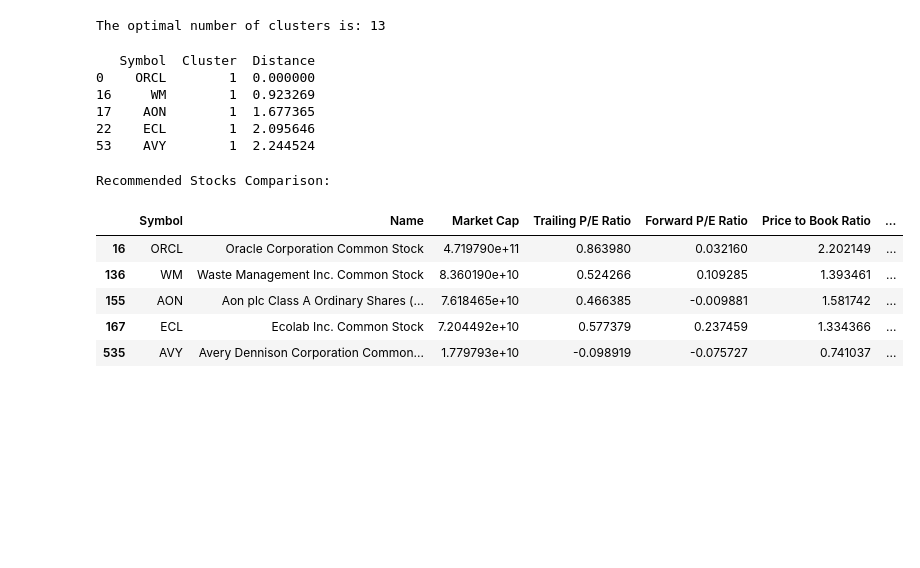
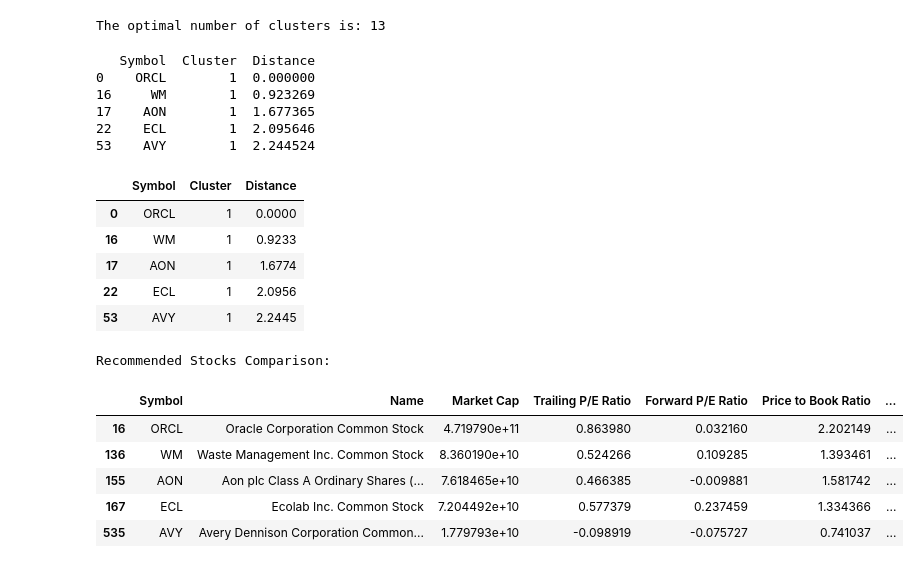
Before and after one commit to evancallaghan1984/stock_value_proximity, a Jupyter notebook: notebook.ipynb, the cells around one changed output. Cells and saved outputs as stored; diff of their text form; code cells hidden in the pictures; blank space fills up the shorter version.

Commit message:
Adding updated notebook, added table for example 'AAPL' user input

```diff
--- a/notebook.ipynb
+++ b/notebook.ipynb
@@ -1348,6 +1348,27 @@ print(recommendations[['Symbol', 'Cluster', 'Distance']])
 17    AON        1  1.677365
 22    ECL        1  2.095646
 53    AVY        1  2.244524
+# %%
+from IPython.display import display
+
+# Get the recommendations
+recommendations = recommend_similar_stocks("AAPL", df_stock_data_transformed, numeric_features_transformed.values)
+
+# Format distance to 4 decimal places
+recommendations["Distance"] = recommendations["Distance"].apply(lambda x: f"{x:.4f}")
+
+# Display the table with styling
+display(recommendations[['Symbol', 'Cluster', 'Distance']].style.set_table_styles(
+    [{'selector': 'thead th', 'props': [('font-size', '14px'), ('text-align', 'center')]},
+     {'selector': 'tbody td', 'props': [('font-size', '12px')]}]
+).set_properties(**{'text-align': 'center'}))
+# %% [output]
+|  | Symbol | Cluster | Distance |
+| 0 | ORCL | 1 | 0.0000 |
+| 16 | WM | 1 | 0.9233 |
+| 17 | AON | 1 | 1.6774 |
+| 22 | ECL | 1 | 2.0956 |
+| 53 | AVY | 1 | 2.2445 |
 # %%
 # Set pandas display option to show all columns
 pd.set_option('display.max_columns', None)
```
Also changed, not shown: parts of 2 cells of this notebook.
